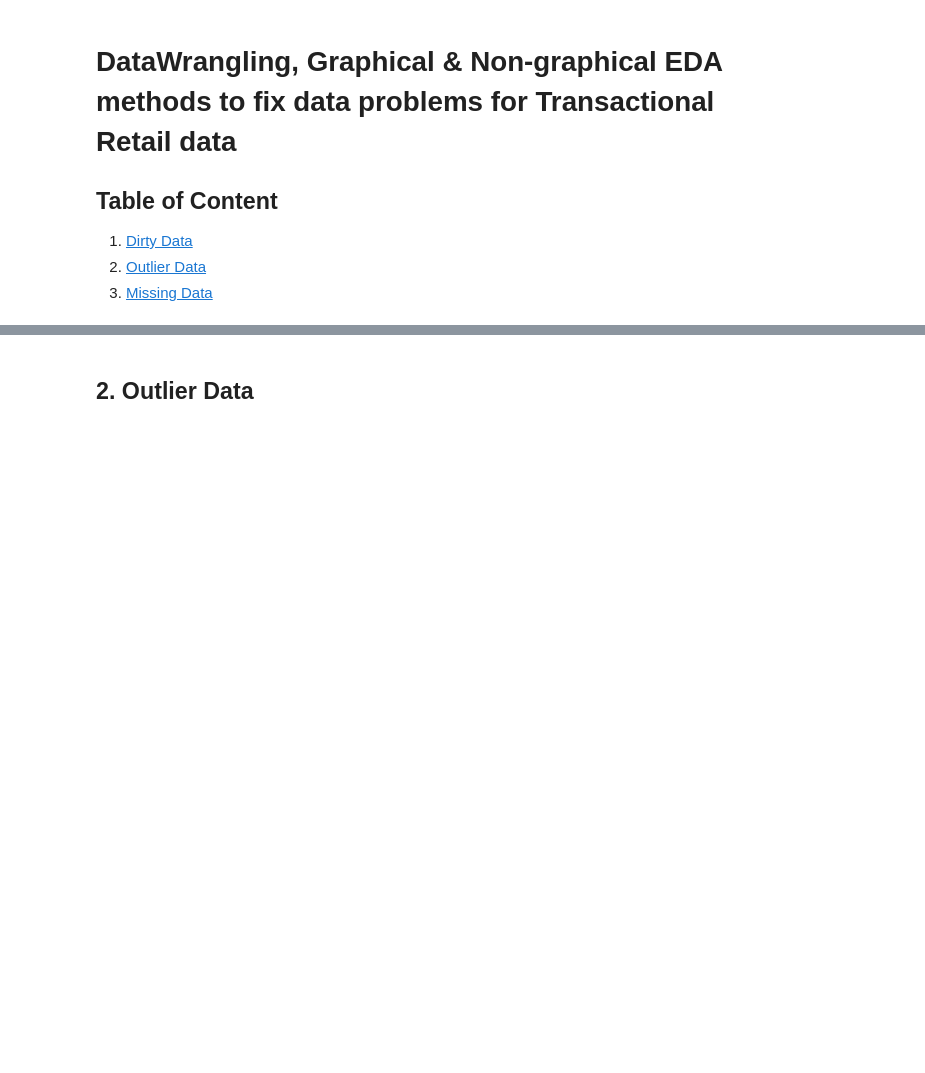
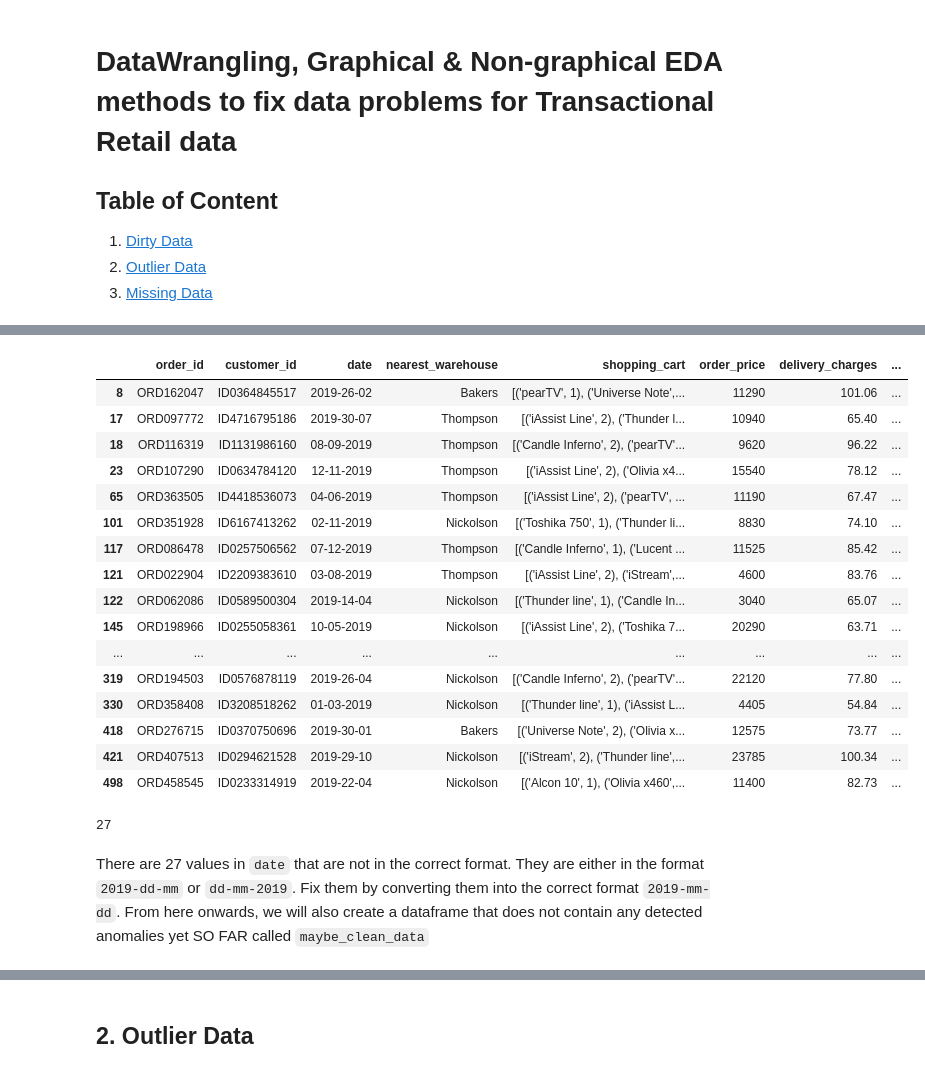
Before and after one commit to DanielTranDS/TransactionalRetailData-Wrangling-EDA, a Jupyter notebook: TransactionalRetail_Codes.ipynb, the cells around one changed output, grey strips where cells are left out. Cells and saved outputs as stored; diff of their text form; code cells hidden in the pictures; blank space fills up the shorter version.

Commit message:
Implement fixes for ids, date, warehouse

```diff
--- a/TransactionalRetail_Codes.ipynb
+++ b/TransactionalRetail_Codes.ipynb
@@ -11,0 +37,4 @@
+# %%
+#Load Dirty_data
+dirty_data=pd.read_csv('Dirty_data.csv')
+dirty_data.head()
@@ -11,0 +105,39 @@
+# %%
+#Check if there are any values in date that do not follow the above pattern
+date_pattern=r'''(?x)
+    #year
+    2019-
+    #February (28 days since it is 2019)
+    ((02)-([0][1-9]|[1][0-9]|[2][0-8])
+    #30-day months
+    |(0[469]|11)-([0][1-9]|[12][0-9]|30)
+    #31-day months
+    |(0[13578]|1[02])-([0][1-9]|[12][0-9]|3[01]))
+'''
+
+dirty_date=dirty_data[dirty_data['date'].str.match(date_pattern)==False]
+dirty_date
+# %% [output]
+|  | order_id | customer_id | date | nearest_warehouse | shopping_cart | order_price | delivery_charges | ... |
+| 8 | ORD162047 | ID0364845517 | 2019-26-02 | Bakers | [('pearTV', 1), ('Universe Note',... | 11290 | 101.06 | ... |
+| 17 | ORD097772 | ID4716795186 | 2019-30-07 | Thompson | [('iAssist Line', 2), ('Thunder l... | 10940 | 65.40 | ... |
+| 18 | ORD116319 | ID1131986160 | 08-09-2019 | Thompson | [('Candle Inferno', 2), ('pearTV'... | 9620 | 96.22 | ... |
+| 23 | ORD107290 | ID0634784120 | 12-11-2019 | Thompson | [('iAssist Line', 2), ('Olivia x4... | 15540 | 78.12 | ... |
+| 65 | ORD363505 | ID4418536073 | 04-06-2019 | Thompson | [('iAssist Line', 2), ('pearTV', ... | 11190 | 67.47 | ... |
+| 101 | ORD351928 | ID6167413262 | 02-11-2019 | Nickolson | [('Toshika 750', 1), ('Thunder li... | 8830 | 74.10 | ... |
+| 117 | ORD086478 | ID0257506562 | 07-12-2019 | Thompson | [('Candle Inferno', 1), ('Lucent ... | 11525 | 85.42 | ... |
+| 121 | ORD022904 | ID2209383610 | 03-08-2019 | Thompson | [('iAssist Line', 2), ('iStream',... | 4600 | 83.76 | ... |
+| 122 | ORD062086 | ID0589500304 | 2019-14-04 | Nickolson | [('Thunder line', 1), ('Candle In... | 3040 | 65.07 | ... |
+| 145 | ORD198966 | ID0255058361 | 10-05-2019 | Nickolson | [('iAssist Line', 2), ('Toshika 7... | 20290 | 63.71 | ... |
+| ... | ... | ... | ... | ... | ... | ... | ... | ... |
+| 319 | ORD194503 | ID0576878119 | 2019-26-04 | Nickolson | [('Candle Inferno', 2), ('pearTV'... | 22120 | 77.80 | ... |
+| 330 | ORD358408 | ID3208518262 | 01-03-2019 | Nickolson | [('Thunder line', 1), ('iAssist L... | 4405 | 54.84 | ... |
+| 418 | ORD276715 | ID0370750696 | 2019-30-01 | Bakers | [('Universe Note', 2), ('Olivia x... | 12575 | 73.77 | ... |
+| 421 | ORD407513 | ID0294621528 | 2019-29-10 | Nickolson | [('iStream', 2), ('Thunder line',... | 23785 | 100.34 | ... |
+| 498 | ORD458545 | ID0233314919 | 2019-22-04 | Nickolson | [('Alcon 10', 1), ('Olivia x460',... | 11400 | 82.73 | ... |
+# %%
+len(dirty_date)
+# %% [output]
+27
+# %% [markdown]
+There are 27 values in `date` that are not in the correct format. They are either in the format `2019-dd-mm` or `dd-mm-2019`. Fix them by converting them into the correct format `2019-mm-dd`. From here onwards, we will also create a dataframe that does not contain any detected anomalies yet SO FAR called `maybe_clean_data`
```
Also changed, not shown: parts of 40 cells of this notebook.
